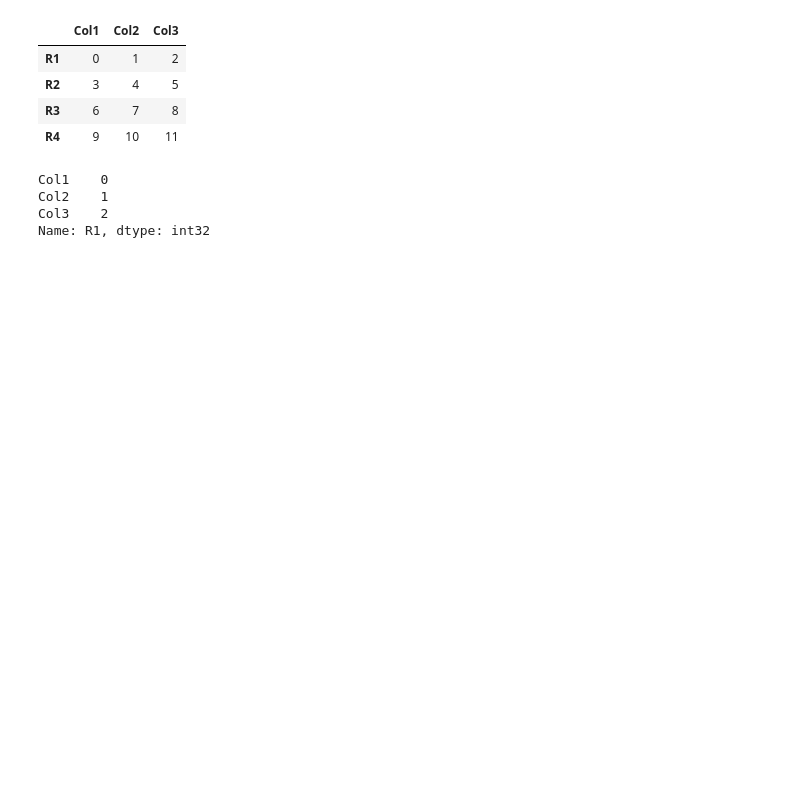
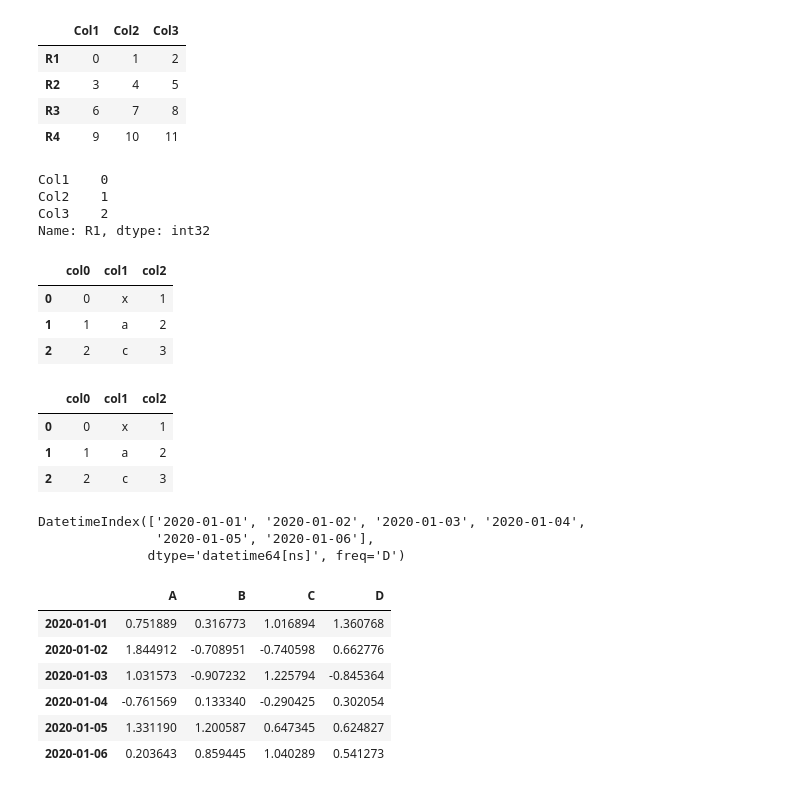
Before and after one commit to AnwarKamel/Learn-Data-Science, a Jupyter notebook: LearnPandas.ipynb, the cells around one changed output. Cells and saved outputs as stored; diff of their text form; code cells hidden in the pictures; blank space fills up the shorter version.

```diff
--- a/LearnPandas.ipynb
+++ b/LearnPandas.ipynb
@@ -19,3 +19,20 @@ Col1    0
 Col2    1
 Col3    2
 Name: R1, dtype: int32
+# %%
+file2 = pd.read_csv('CSV_file.csv')
+file3 = pd.read_csv('CSV_file2.csv', sep=";")
+
+file2.head()
+# %% [output]
+|  | col0 | col1 | col2 |
+| 0 | 0 | x | 1 |
+| 1 | 1 | a | 2 |
+| 2 | 2 | c | 3 |
+# %%
+file3.head()
+# %% [output]
+|  | col0 | col1 | col2 |
+| 0 | 0 | x | 1 |
+| 1 | 1 | a | 2 |
+| 2 | 2 | c | 3 |
@@ -21,0 +42,16 @@ Name: R1, dtype: int32
+# %%
+dates
+# %% [output]
+DatetimeIndex(['2020-01-01', '2020-01-02', '2020-01-03', '2020-01-04',
+               '2020-01-05', '2020-01-06'],
+              dtype='datetime64[ns]', freq='D')
+# %%
+df
+# %% [output]
+|  | A | B | C | D |
+| 2020-01-01 | 0.751889 | 0.316773 | 1.016894 | 1.360768 |
+| 2020-01-02 | 1.844912 | -0.708951 | -0.740598 | 0.662776 |
+| 2020-01-03 | 1.031573 | -0.907232 | 1.225794 | -0.845364 |
+| 2020-01-04 | -0.761569 | 0.133340 | -0.290425 | 0.302054 |
+| 2020-01-05 | 1.331190 | 1.200587 | 0.647345 | 0.624827 |
+| 2020-01-06 | 0.203643 | 0.859445 | 1.040289 | 0.541273 |
```
Also changed, not shown: parts of 2 cells of this notebook, 3 other files.
